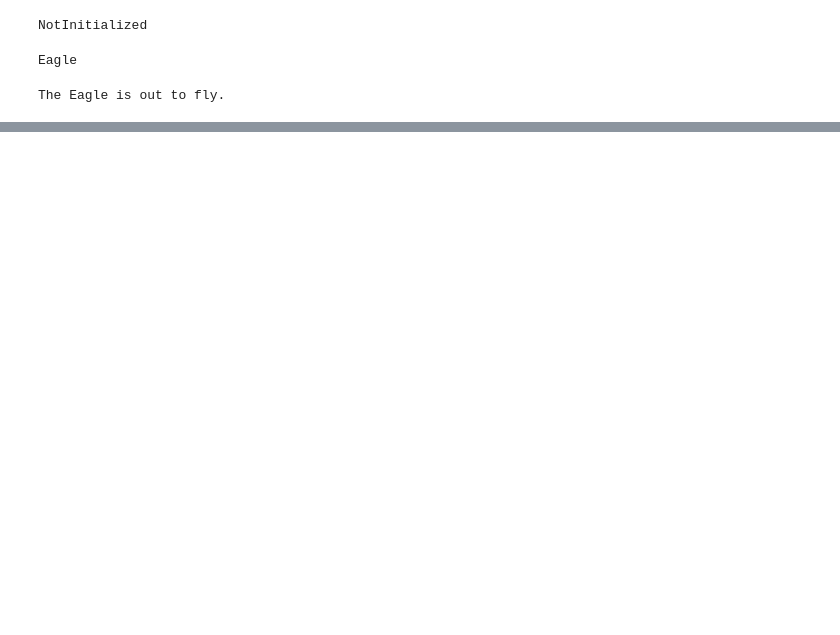
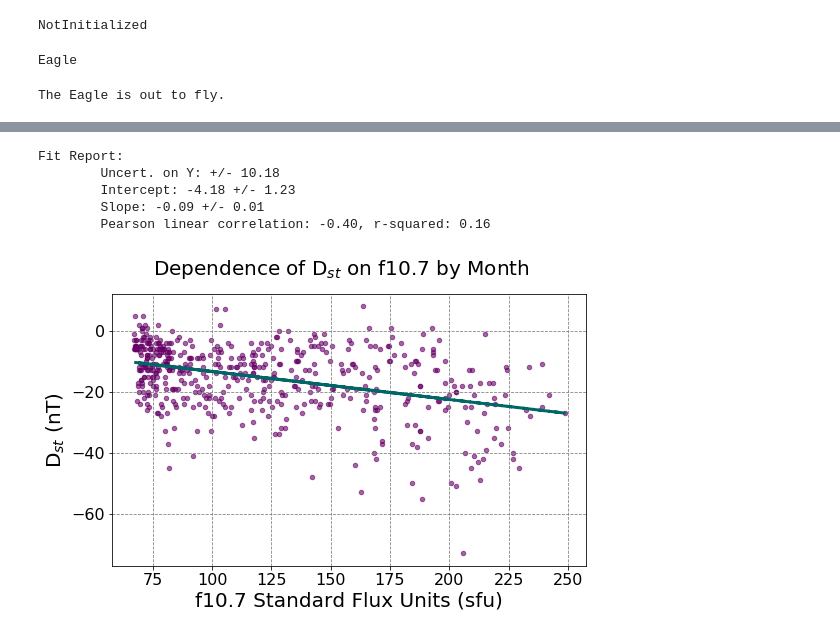
Before and after one commit to abbyazari/data_vis_statistics_geosciences, a Jupyter notebook: Lab8/Lab8_SpaceWeatherBootstraps.ipynb, the cells around one changed output, grey strips where cells are left out. Drawn from its saved outputs; the diff is of its cells as text; code cells hidden in the pictures; blank space fills up the shorter version.

```diff
--- a/Lab8/Lab8_SpaceWeatherBootstraps.ipynb
+++ b/Lab8/Lab8_SpaceWeatherBootstraps.ipynb
@@ -672,0 +343,59 @@ bVals = bootstrap.bootstrap(exampleObj, numIterations = 50)
+# %%
+#since this doesn't work on nan values first we remove all potential nans'
+nanMask = ((~np.isnan(monthlyOmni['f10.7_index'])) &
+           (~np.isnan(monthlyOmni['Dst'])))
+
+xVals = monthlyOmni.loc[nanMask, 'f10.7_index']
+yVals = monthlyOmni.loc[nanMask, 'Dst']
+
+
+#calculate the linear fit
+slopeOrig, interceptOrig, rvalOrig, pvalOrig, stderrOrig = stats.linregress(xVals, yVals)
+
+#calculate the yvalues given the linear fit
+yModelOrig = interceptOrig + slopeOrig * xVals
+
+
+#find y errors
+RMSE  = lr.calcRMSE(yModelOrig, yVals)
+
+#error on coefficents, slope and y-intercept and.
+errSlope,  errInter = lr.calcCoeffsErr(xVals,  RMSE)
+
+
+#print out fit report -
+print("Fit Report: \n \tUncert. on Y: +/- {:.2f}".format(RMSE) +
+      "\n \tIntercept: {:.2f} +/- {:.2f}".format(interceptOrig, errInter)
+      + "\n\tSlope: {:.2f} +/- {:.2f}".format(slopeOrig, errSlope)
+      + "\n\tPearson linear correlation: {:.2f}, r-squared: {:.2f}".format(rvalOrig, rvalOrig**2))
+
+
+#make plot
+fig = plt.figure(figsize=(8.5, 5))
+fig.suptitle('Dependence of D$_{st}$ on f10.7 by Month', fontsize=20)
+
+gs  = plt.GridSpec(1, 1, hspace=0.0, wspace=0.2, right = 0.9)
+
+#add subplots
+ax1 = fig.add_subplot(gs[0,0])
+
+#set up titles for axis
+ax1.set_xlabel('f10.7 Standard Flux Units (sfu)', fontsize = 20)
+ax1.set_ylabel('D$_{st}$ (nT)', fontsize = 20)
+
+#plot values
+ax1.scatter(xVals, yVals,  color = '#660066', alpha = 0.6, s = 20)
+ax1.plot(xVals, yModelOrig, color = '#006666', alpha = 1.0, linestyle = '--', lw = 3)
+
+#set up grid
+ax1.grid(color='gray', linestyle='dashed')
+
+#how to set up a share axis with alternative colors
+ax1.tick_params(labelsize = 16)
+# %% [output]
+Fit Report:
+        Uncert. on Y: +/- 10.18
+        Intercept: -4.18 +/- 1.23
+        Slope: -0.09 +/- 0.01
+        Pearson linear correlation: -0.40, r-squared: 0.16
+[figure, added]
```
Also changed, not shown: parts of 91 cells of this notebook, 3 other files.
